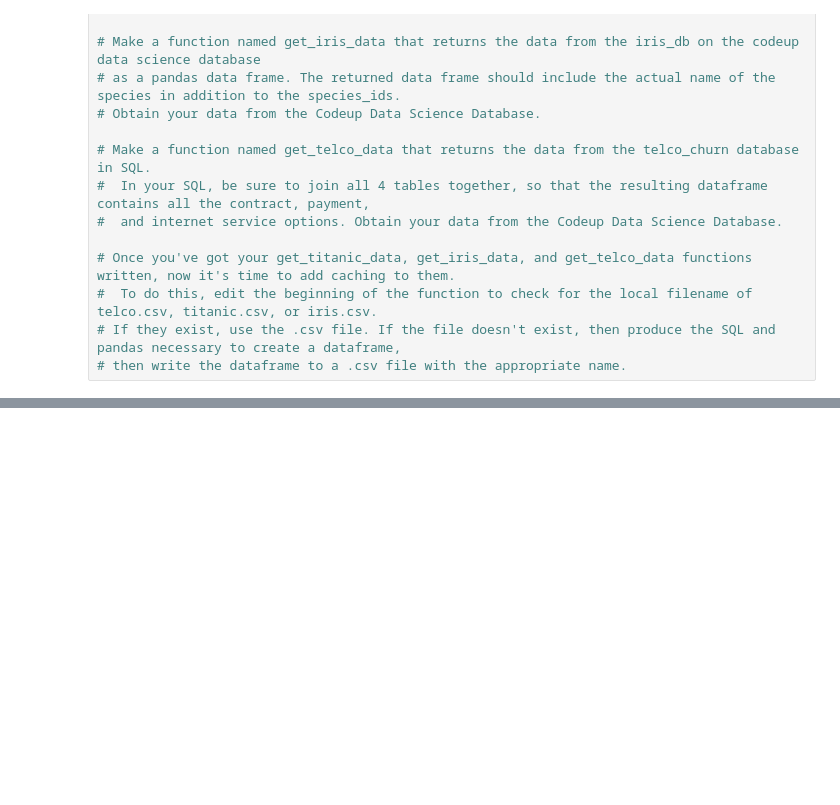
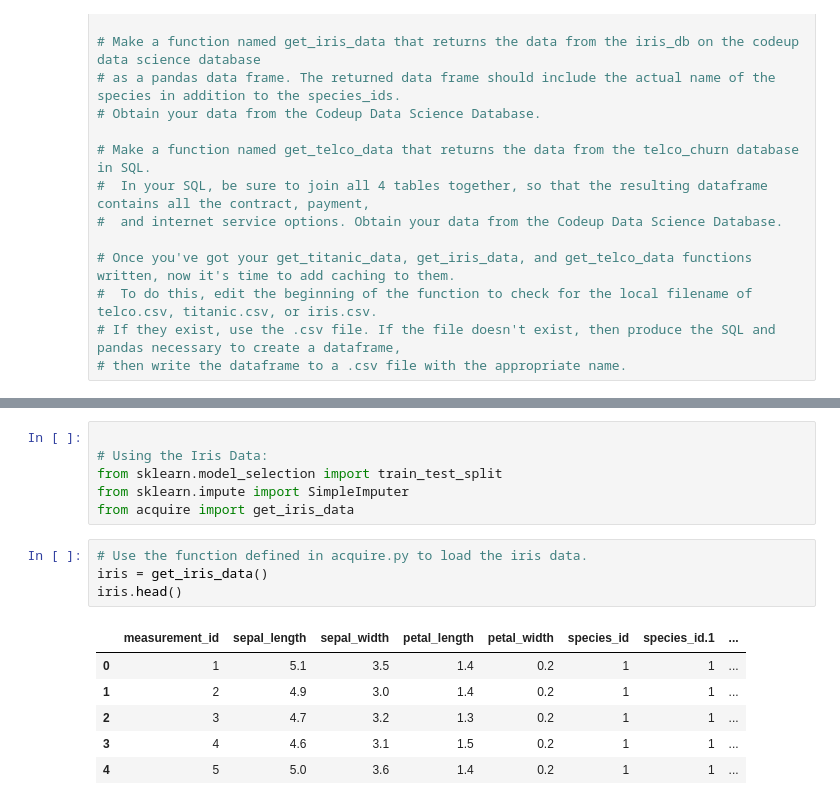
Before and after one commit to javahava1222/classification-exercises, a Jupyter notebook: classification_exercises.ipynb, the cells around one changed output, grey strips where cells are left out. Drawn from its saved outputs; the diff is of its cells as text; blank space fills up the shorter version.

```diff
--- a/classification_exercises.ipynb
+++ b/classification_exercises.ipynb
@@ -286,0 +292,17 @@ dtype: int64
+# %%
+
+# Using the Iris Data:
+from sklearn.model_selection import train_test_split
+from sklearn.impute import SimpleImputer
+from acquire import get_iris_data
+# %%
+# Use the function defined in acquire.py to load the iris data.
+iris = get_iris_data()
+iris.head()
+# %% [output]
+|  | measurement_id | sepal_length | sepal_width | petal_length | petal_width | species_id | species_id.1 | ... |
+| 0 | 1 | 5.1 | 3.5 | 1.4 | 0.2 | 1 | 1 | ... |
+| 1 | 2 | 4.9 | 3.0 | 1.4 | 0.2 | 1 | 1 | ... |
+| 2 | 3 | 4.7 | 3.2 | 1.3 | 0.2 | 1 | 1 | ... |
+| 3 | 4 | 4.6 | 3.1 | 1.5 | 0.2 | 1 | 1 | ... |
+| 4 | 5 | 5.0 | 3.6 | 1.4 | 0.2 | 1 | 1 | ... |
```
Also changed, not shown: parts of 17 cells of this notebook.
